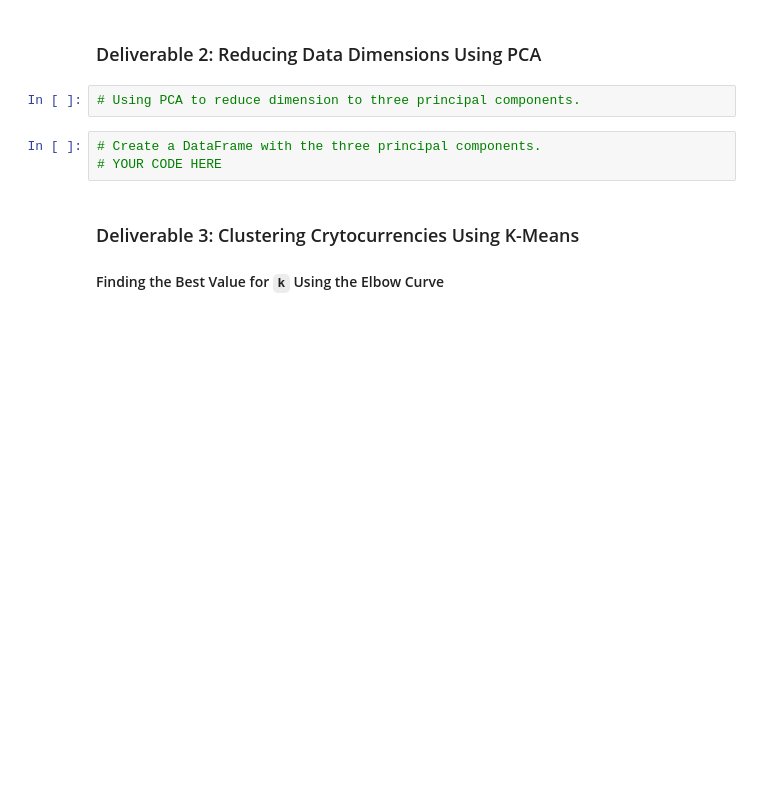
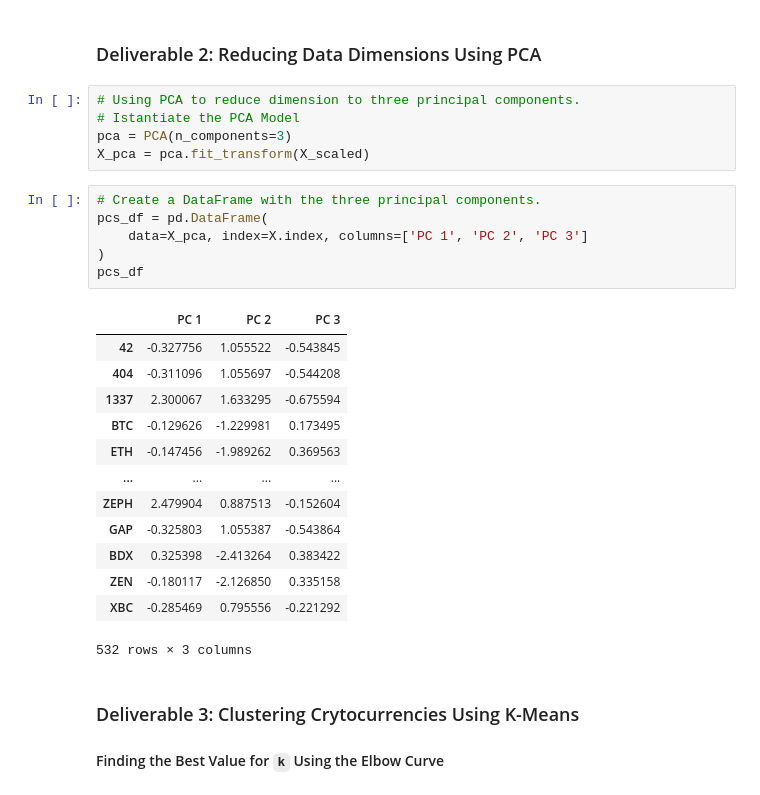
Before and after one commit to jobloom79/Cryptocurrencies, a Jupyter notebook: crypto_clustering.ipynb, the cells around one changed output. Saved outputs shown, nothing was run; the diff lists cells and outputs as text; blank space fills up the shorter version.

```diff
--- a/crypto_clustering.ipynb
+++ b/crypto_clustering.ipynb
@@ -193,9 +193,29 @@ print(X_scaled)
 ### Deliverable 2: Reducing Data Dimensions Using PCA
 # %%
 # Using PCA to reduce dimension to three principal components.
+# Istantiate the PCA Model
+pca = PCA(n_components=3)
+X_pca = pca.fit_transform(X_scaled)
 # %%
 # Create a DataFrame with the three principal components.
-# YOUR CODE HERE
+pcs_df = pd.DataFrame(
+    data=X_pca, index=X.index, columns=['PC 1', 'PC 2', 'PC 3']
+)
+pcs_df
+# %% [output]
+|  | PC 1 | PC 2 | PC 3 |
+| 42 | -0.327756 | 1.055522 | -0.543845 |
+| 404 | -0.311096 | 1.055697 | -0.544208 |
+| 1337 | 2.300067 | 1.633295 | -0.675594 |
+| BTC | -0.129626 | -1.229981 | 0.173495 |
+| ETH | -0.147456 | -1.989262 | 0.369563 |
+| ... | ... | ... | ... |
+| ZEPH | 2.479904 | 0.887513 | -0.152604 |
+| GAP | -0.325803 | 1.055387 | -0.543864 |
+| BDX | 0.325398 | -2.413264 | 0.383422 |
+| ZEN | -0.180117 | -2.126850 | 0.335158 |
+| XBC | -0.285469 | 0.795556 | -0.221292 |
+532 rows × 3 columns
 # %% [markdown]
 ### Deliverable 3: Clustering Crytocurrencies Using K-Means
 
```
